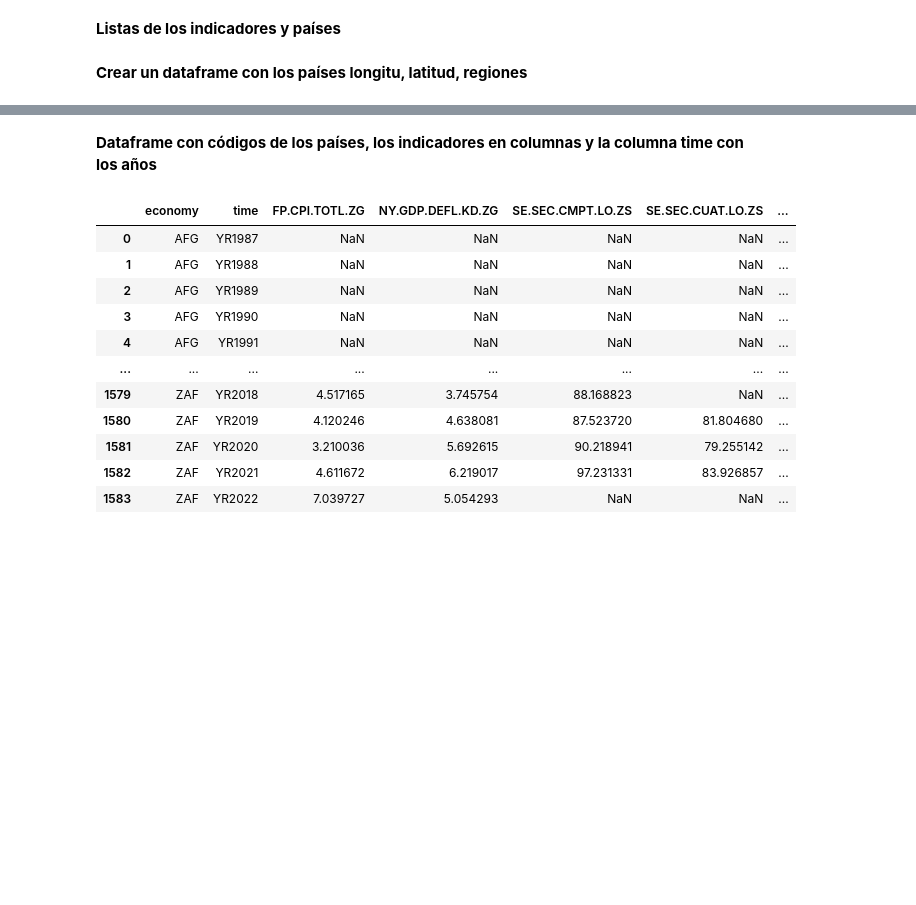
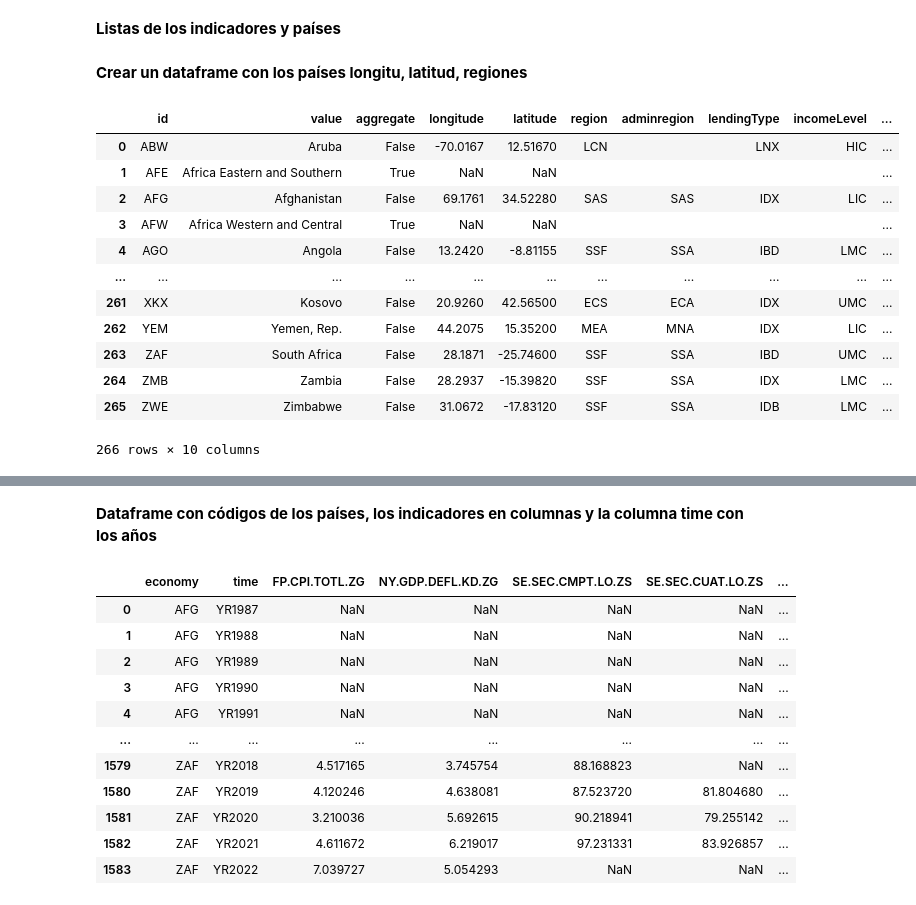
Before and after one commit to fercof87/PF-Esperanza-De-Vida, a Jupyter notebook: data api/data_api_opt.ipynb, the cells around one changed output, grey strips where cells are left out. Cells and saved outputs as stored; diff of their text form; code cells hidden in the pictures; blank space fills up the shorter version.

```diff
--- a/data api/data_api_opt.ipynb
+++ b/data api/data_api_opt.ipynb
@@ -27,6 +27,25 @@ indicators_list = [
                   ]
 # %% [markdown]
 **Crear un dataframe con los países longitu, latitud, regiones**
+# %%
+countries = wb.economy.list()
+df_countries = pd.DataFrame(countries)
+# %%
+df_countries
+# %% [output]
+|  | id | value | aggregate | longitude | latitude | region | adminregion | lendingType | incomeLevel | ... |
+| 0 | ABW | Aruba | False | -70.0167 | 12.51670 | LCN |  | LNX | HIC | ... |
+| 1 | AFE | Africa Eastern and Southern | True | NaN | NaN |  |  |  |  | ... |
+| 2 | AFG | Afghanistan | False | 69.1761 | 34.52280 | SAS | SAS | IDX | LIC | ... |
+| 3 | AFW | Africa Western and Central | True | NaN | NaN |  |  |  |  | ... |
+| 4 | AGO | Angola | False | 13.2420 | -8.81155 | SSF | SSA | IBD | LMC | ... |
+| ... | ... | ... | ... | ... | ... | ... | ... | ... | ... | ... |
+| 261 | XKX | Kosovo | False | 20.9260 | 42.56500 | ECS | ECA | IDX | UMC | ... |
+| 262 | YEM | Yemen, Rep. | False | 44.2075 | 15.35200 | MEA | MNA | IDX | LIC | ... |
+| 263 | ZAF | South Africa | False | 28.1871 | -25.74600 | SSF | SSA | IBD | UMC | ... |
+| 264 | ZMB | Zambia | False | 28.2937 | -15.39820 | SSF | SSA | IDX | LMC | ... |
+| 265 | ZWE | Zimbabwe | False | 31.0672 | -17.83120 | SSF | SSA | IDB | LMC | ... |
+266 rows × 10 columns
 # %%
 countries = wb.economy.list()
 df_countries = pd.DataFrame(countries)
```
Also changed, not shown: parts of 9 cells of this notebook, 6 other files.
